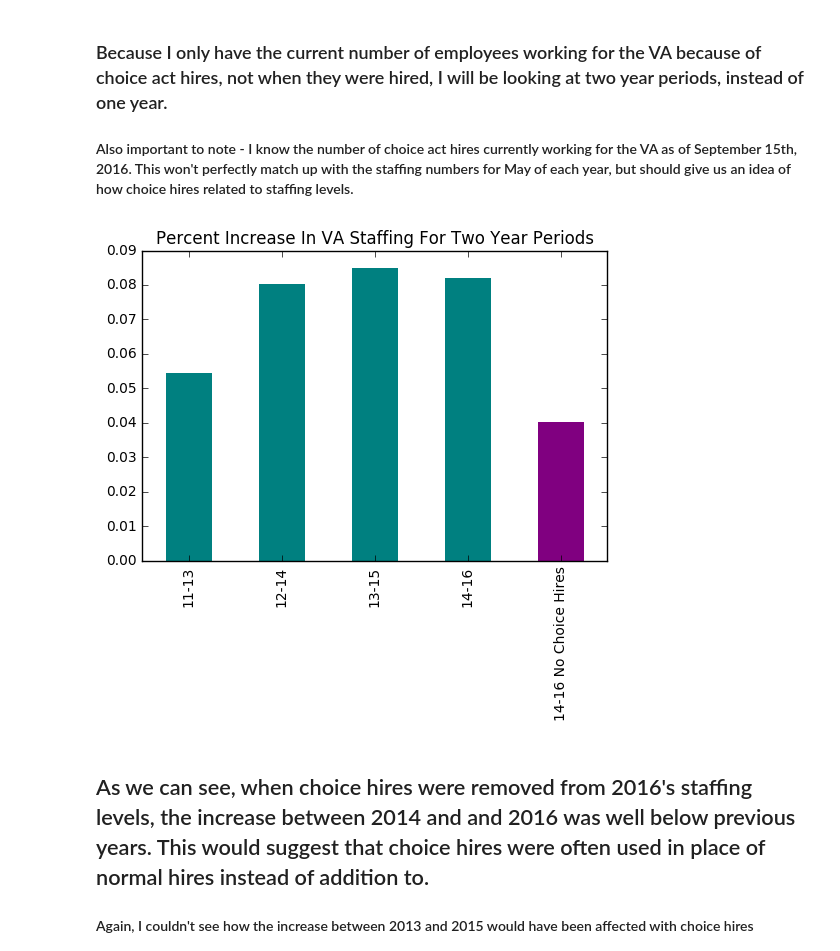
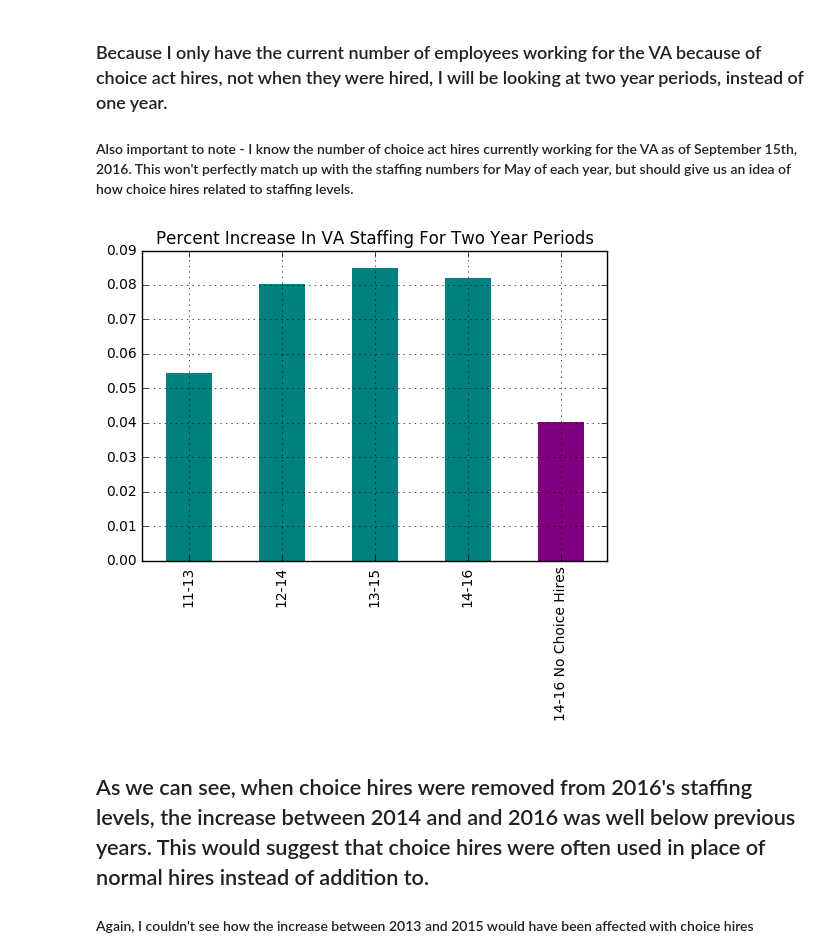
Before and after one commit to isabella232/va-data-analysis, a Jupyter notebook: Narrative/VA_Staffing.ipynb, the cells around one changed output. Cells and saved outputs as stored; diff of their text form; code cells hidden in the pictures.

```diff
--- a/Narrative/VA_Staffing.ipynb
+++ b/Narrative/VA_Staffing.ipynb
@@ -58,24 +60,25 @@ ax.legend_.remove()
 # %%
 percent_increase_dict = {}
 
 choice_hires_total = choice_hires["NbrEmps"].sum()
 
 MAY_FY16_no_choice_hires = df["MAY-FY16"] - choice_hires_total
 
 percent_increase_dict["11-13"] = (df["MAY-FY13"] - df["MAY-FY11"])/df["MAY-FY11"]
 percent_increase_dict["12-14"] = (df["MAY-FY14"] - df["MAY-FY12"])/df["MAY-FY12"]
 percent_increase_dict["13-15"] = (df["MAY-FY15"] - df["MAY-FY13"])/df["MAY-FY13"]
 percent_increase_dict["14-16"] = (df["MAY-FY16"] - df["MAY-FY14"])/df["MAY-FY14"]
 percent_increase_dict["14-16 No Choice Hires"] = (MAY_FY16_no_choice_hires - df["MAY-FY14"])/df["MAY-FY14"]
 
 percent_increase = pd.DataFrame.from_dict(percent_increase_dict)
 percent_increase
 
 ax = percent_increase.transpose().plot(kind="bar",color = ["teal","teal","teal","teal","purple"], edgecolor="none")
 ax.set_title("Percent Increase In VA Staffing For Two Year Periods")
 ax.legend_.remove()
+ax.grid()
 # %% [output]
-[figure, old version]
+[figure, new version]
 # %% [markdown]
 ## As we can see, when choice hires were removed from 2016's staffing levels, the increase between 2014 and and 2016 was well below previous years. This would suggest that choice hires were often used in place of normal hires instead of addition to.
 
```
Also changed, not shown: parts of 3 cells of this notebook.
